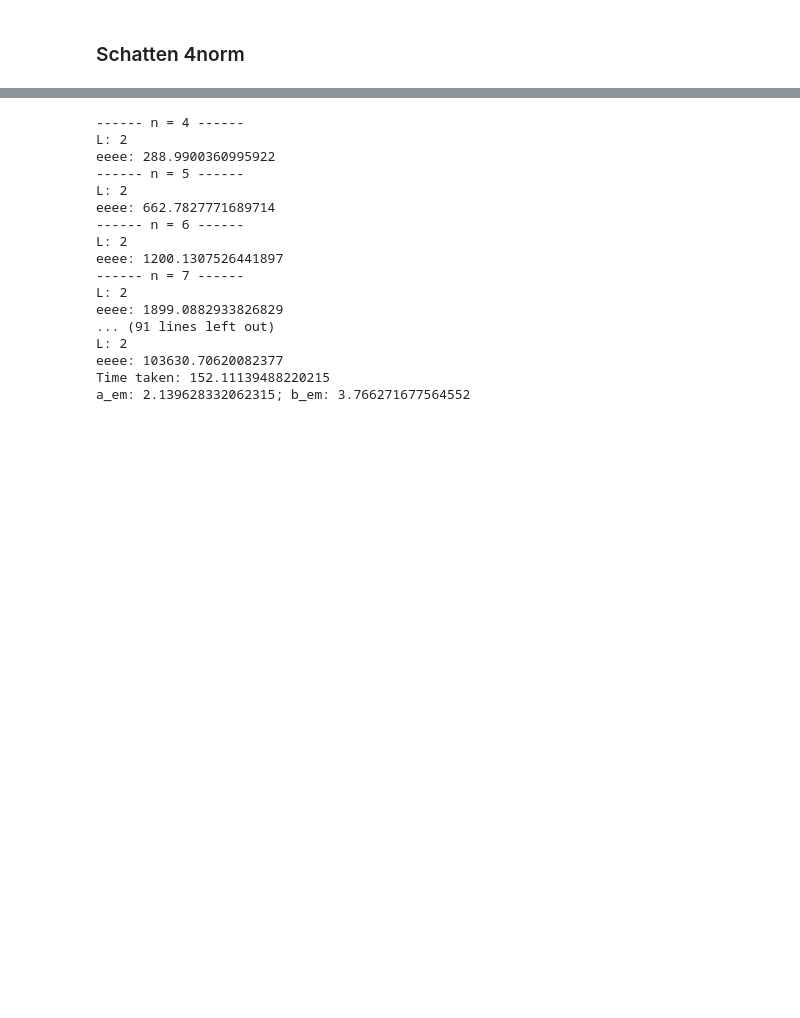
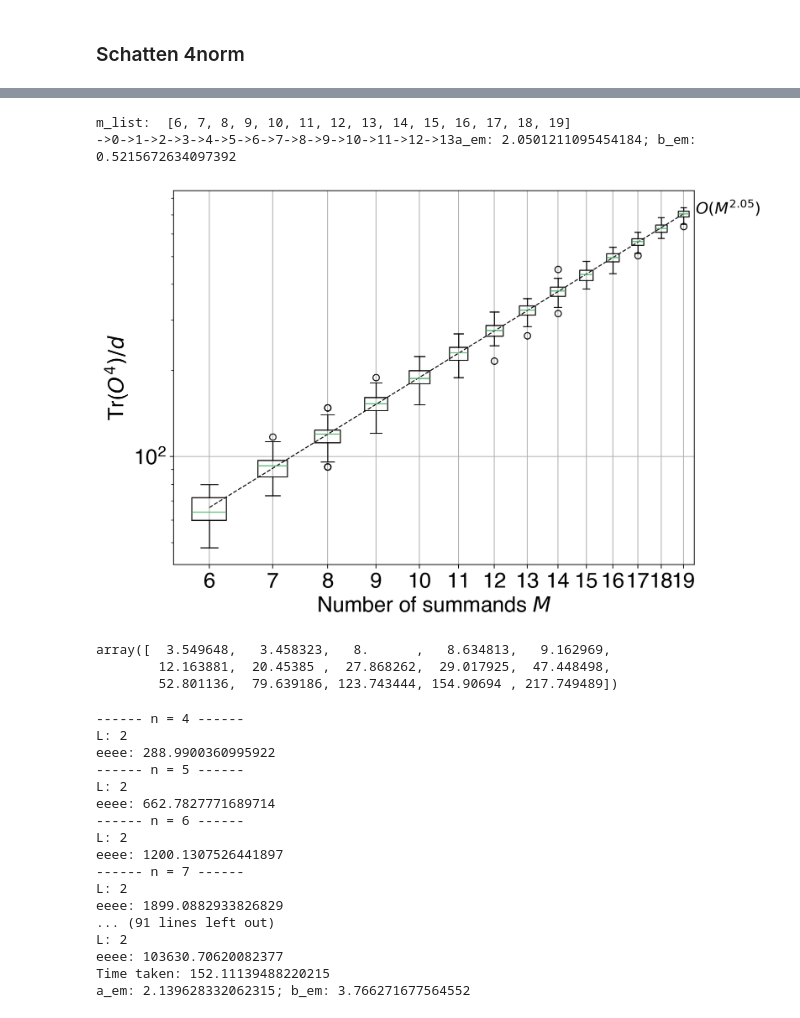
Before and after one commit to Jue-Xu/cookbook-quantum-simulation, a Jupyter notebook: trotter_bound.ipynb, the cells around one changed output, grey strips where cells are left out. Drawn from its saved outputs; the diff is of its cells as text; code cells hidden in the pictures; blank space fills up the shorter version.

```diff
--- a/trotter_bound.ipynb
+++ b/trotter_bound.ipynb
@@ -37,3 +46,66 @@ Frobenius norm:  12.649110640673518
+# %%
+import matplotlib.pyplot as plt
+
+k_list = [30]
+n, k = 50, 50
+n_round = 100
+# n_round = 40
+# m_list = np.logspace(0, 2, 15, dtype=int)
+# m_list = np.logspace(0.5, 2, 15, dtype=int)
+# m_list = np.logspace(0.5, 1.3, 15, dtype=int)
+m_list = np.linspace(6, 19, dtype=int)
+m_list = sorted(list(set(m_list)))
+print('m_list: ', m_list)
+trace4o_list = []
+
+for k in k_list:
+    ob_list = []
+    for m in m_list:
+        # print(m)
+        p_ops_ensemble = [sum([SparsePauliOp.from_sparse_list([(random.choices(['I','X','Y','Z'], k=k), random.sample(list(range(0, n)), k), 1)], n) for _ in range(m)]) for _ in range(n_round)]
+        # print(p_ops)
+        ob_list.append(p_ops_ensemble)
+    # print('----')
+    # print(ob_list[3])
+    # print((ob_list[3] @ ob_list[3] @ ob_list[3] @ ob_list[3]).simplify())
+    trace4o = []
+    # print(len(ob_list))
+    for i, ob_ensemble in enumerate(ob_list):
+        print(f'->{i}', end='')
+        temp_list = []
+        for ob in ob_ensemble:
+            temp = (ob @ ob).simplify()
+            temp_tr = (temp @ temp).simplify()[0].coeffs[0].real
+            temp_list.append(temp_tr)
+        trace4o.append(temp_list)
+
+    trace4o_list.append(trace4o)
+
+fig, ax = plt.subplots(1, 1, figsize=(9, 6), layout='tight')
+# ax.plot(m_list, trace4o, 'o', label='Tr(O^4)')
+# ax.plot(m_list, np.array(trace4o).mean(axis=1), 'o', label='Tr(O^4)')
+for trace4o in trace4o_list:
+    ax.boxplot(trace4o, positions=m_list)
+    # ax.errorbar(m_list, np.array(trace4o).mean(axis=1), np.array(trace4o).std(axis=1))
+    plot_fit(ax, m_list, np.array(trace4o).mean(axis=1), var='M', x_offset=1.03)
+ax.set_xlabel(r'Number of summands $M$')
+ax.set_ylabel(rf'Tr($O^4)/d$')
+ax.loglog()
+ax.grid()
+# ax.set_xticks([6, 8, 11, 14, 16, 22, 27, 30])
+ax.set_xticks(m_list)
+ax.get_xaxis().set_major_formatter(mpl.ticker.ScalarFormatter())
+fig.savefig(f'{figs_dir}/boxplot_{k}local_4norm_n={n}_m={m}.pdf', dpi=150, bbox_inches='tight')
+# %% [output]
+m_list:  [6, 7, 8, 9, 10, 11, 12, 13, 14, 15, 16, 17, 18, 19]
+->0->1->2->3->4->5->6->7->8->9->10->11->12->13a_em: 2.0501211095454184; b_em: 0.5215672634097392
+[figure, added]
+# %%
+np.array(trace4o).std(axis=1)
+# %% [output]
+array([  3.549648,   3.458323,   8.      ,   8.634813,   9.162969,
+        12.163881,  20.45385 ,  27.868262,  29.017925,  47.448498,
+        52.801136,  79.639186, 123.743444, 154.90694 , 217.749489])
 # %%
 import time, pickle
 def nested_commutator_4norm(h_list, p=2):
```
Also changed, not shown: parts of 1 cell of this notebook, 49 other files.
